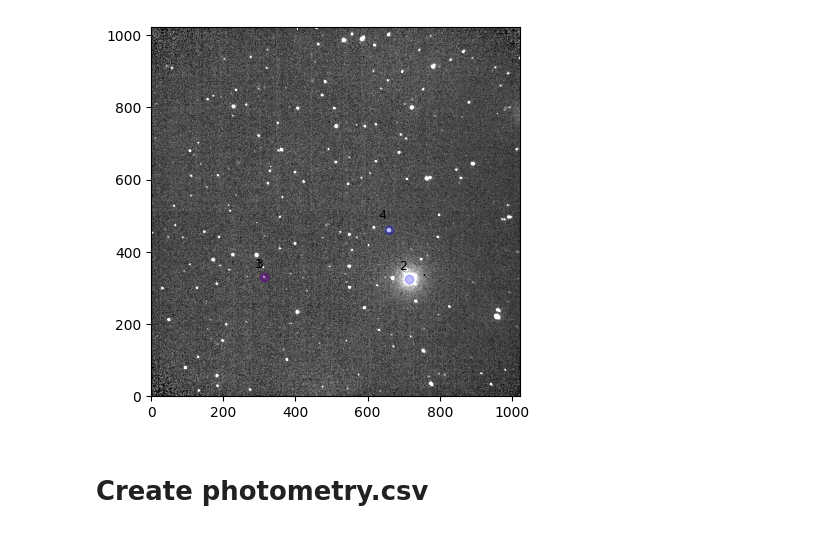
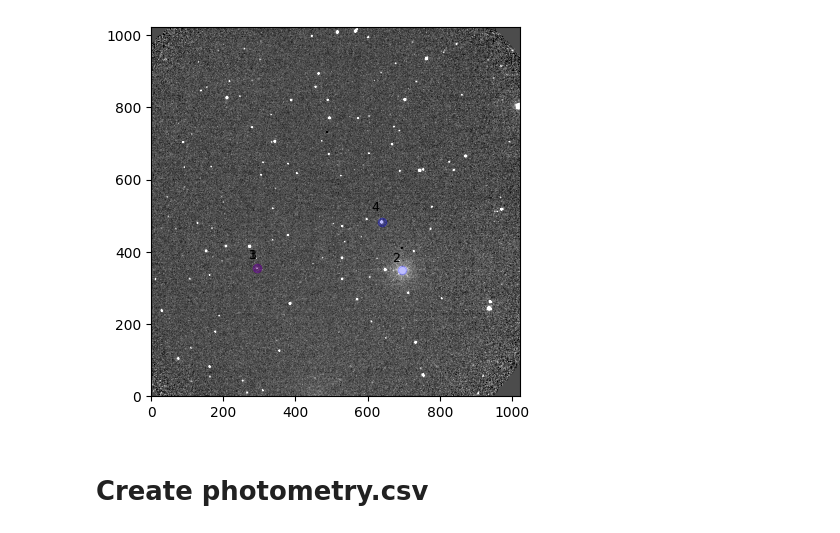
Before and after one commit to DBernardes/Tools-for-the-MOPTOP-pipeline-products, a Jupyter notebook: photometry_extraction.ipynb, the cells around one changed output. Saved outputs shown, nothing was run; the diff lists cells and outputs as text; code cells hidden in the pictures.

```diff
--- a/photometry_extraction.ipynb
+++ b/photometry_extraction.ipynb
@@ -10,10 +10,10 @@ from photometry import Photometry
 from copy import copy
 
 star_name = "GRB 230818A"
-experiment = "all data"
+experiment = "first rotor position"
 _set = "first"
-camera = 4
-max_box_size = 20
+camera = 3
+max_box_size = 30
 src_path = os.path.join(
     "..",
     "Pol charact MOPTOP",
@@ -21,11 +21,11 @@ src_path = os.path.join(
     star_name,
     experiment,
     f"{_set} set",
-    "combined images",
+    star_name,
 )
 
 GOOD_IMAGE = {
-    "first_cam3": "cam3_run1.fits",
+    "first_cam3": "3_e_20230818_5_1_1_1.fits",
     "second_cam3": "",
     "first_cam4": "cam4_run1.fits",
     "second_cam4": "",
@@ -65,4 +65,4 @@ Set MJD-END to 60174.980630 from DATE-END'. [astropy.wcs.wcs]
-[figure, old version]
+[figure, new version]
 # %% [markdown]
 # Create photometry.csv
 # %%
```
Also changed, not shown: parts of 3 cells of this notebook, 3 other files.
